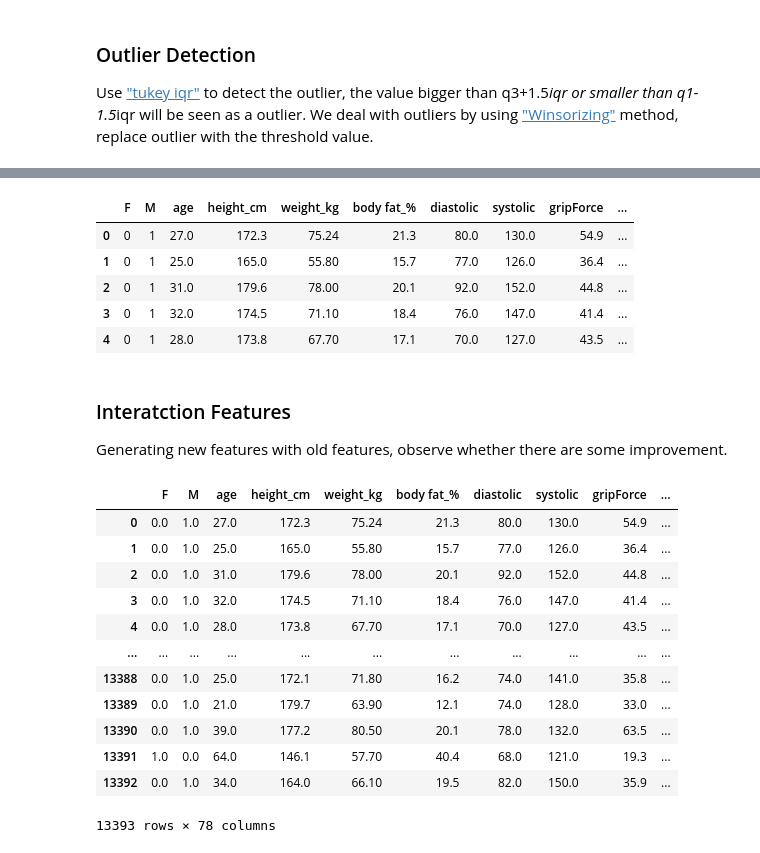
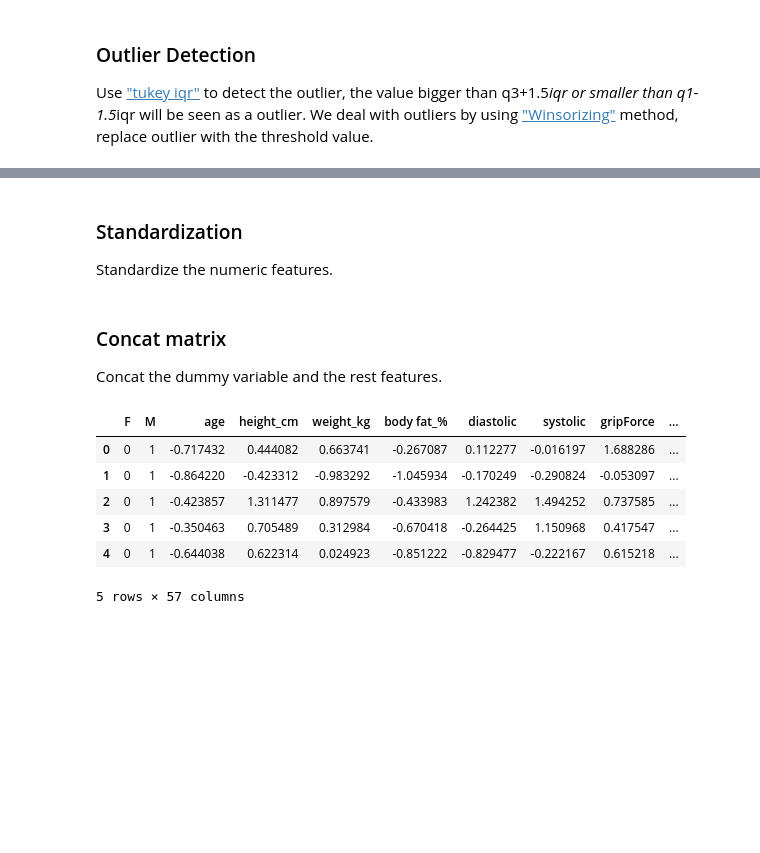
Before and after one commit to ryan840919/Body-Performance, a Jupyter notebook: 黃柏碩_body_performance_improve.ipynb, the cells around one changed output, grey strips where cells are left out. Drawn from its saved outputs; the diff is of its cells as text; code cells hidden in the pictures; blank space fills up the shorter version.

```diff
--- a/黃柏碩_body_performance_improve.ipynb
+++ b/黃柏碩_body_performance_improve.ipynb
@@ -99,0 +107,6 @@ Reform the features matrix and the full matrix.
+# %%
+from sklearn.preprocessing import PolynomialFeatures
+poly = PolynomialFeatures(2,interaction_only=True,include_bias=False)
+test = poly.fit_transform(datadrop)
+newdatadrop = pd.DataFrame(data=test,columns=poly.get_feature_names_out(datadrop.columns))
+newdatadrop.head()
@@ -100,42 +121,24 @@ Reform the features matrix and the full matrix.
+# %% [markdown]
+### Standardization
+Standardize the numeric features.
+# %%
+from sklearn.preprocessing import StandardScaler
+#standardize
+sc = StandardScaler()
+newdatadropstdtest = sc.fit_transform(newdatadrop)
+newdatadropstd = pd.DataFrame(newdatadropstdtest, columns = newdatadrop.columns)
+# %% [markdown]
+### Concat matrix
+Concat the dummy variable and the rest features.
 # %%
-
-
 #concat the dummied gender
-datafeature = pd.concat([genderdum,datadrop], axis=1)
-
-#concat the ordinal targets
-datafull = pd.concat([datafeature,classord],axis=1)
-datafull.head()
+datafeature = pd.concat([genderdum,newdatadropstd], axis=1)
+datafeature.head()
 # %% [output]
 |  | F | M | age | height_cm | weight_kg | body fat_% | diastolic | systolic | gripForce | ... |
-| 0 | 0 | 1 | 27.0 | 172.3 | 75.24 | 21.3 | 80.0 | 130.0 | 54.9 | ... |
-| 1 | 0 | 1 | 25.0 | 165.0 | 55.80 | 15.7 | 77.0 | 126.0 | 36.4 | ... |
-| 2 | 0 | 1 | 31.0 | 179.6 | 78.00 | 20.1 | 92.0 | 152.0 | 44.8 | ... |
-| 3 | 0 | 1 | 32.0 | 174.5 | 71.10 | 18.4 | 76.0 | 147.0 | 41.4 | ... |
-| 4 | 0 | 1 | 28.0 | 173.8 | 67.70 | 17.1 | 70.0 | 127.0 | 43.5 | ... |
+| 0 | 0 | 1 | -0.717432 | 0.444082 | 0.663741 | -0.267087 | 0.112277 | -0.016197 | 1.688286 | ... |
+| 1 | 0 | 1 | -0.864220 | -0.423312 | -0.983292 | -1.045934 | -0.170249 | -0.290824 | -0.053097 | ... |
+| 2 | 0 | 1 | -0.423857 | 1.311477 | 0.897579 | -0.433983 | 1.242382 | 1.494252 | 0.737585 | ... |
+| 3 | 0 | 1 | -0.350463 | 0.705489 | 0.312984 | -0.670418 | -0.264425 | 1.150968 | 0.417547 | ... |
+| 4 | 0 | 1 | -0.644038 | 0.622314 | 0.024923 | -0.851222 | -0.829477 | -0.222167 | 0.615218 | ... |
+5 rows × 57 columns
-# %% [markdown]
-### Interatction Features
-Generating new features with old features, observe whether there are some improvement.
-# %%
-#concat the dummied gender
-datafeature = pd.concat([genderdum,datadrop], axis=1)
-
-from sklearn.preprocessing import PolynomialFeatures
-poly = PolynomialFeatures(2,interaction_only=True,include_bias=False)
-test = poly.fit_transform(datafeature)
-newdatafeature = pd.DataFrame(data=test,columns=poly.get_feature_names_out(datafeature.columns))
-newdatafeature
-# %% [output]
-|  | F | M | age | height_cm | weight_kg | body fat_% | diastolic | systolic | gripForce | ... |
-| 0 | 0.0 | 1.0 | 27.0 | 172.3 | 75.24 | 21.3 | 80.0 | 130.0 | 54.9 | ... |
-| 1 | 0.0 | 1.0 | 25.0 | 165.0 | 55.80 | 15.7 | 77.0 | 126.0 | 36.4 | ... |
-| 2 | 0.0 | 1.0 | 31.0 | 179.6 | 78.00 | 20.1 | 92.0 | 152.0 | 44.8 | ... |
-| 3 | 0.0 | 1.0 | 32.0 | 174.5 | 71.10 | 18.4 | 76.0 | 147.0 | 41.4 | ... |
-| 4 | 0.0 | 1.0 | 28.0 | 173.8 | 67.70 | 17.1 | 70.0 | 127.0 | 43.5 | ... |
-| ... | ... | ... | ... | ... | ... | ... | ... | ... | ... | ... |
-| 13388 | 0.0 | 1.0 | 25.0 | 172.1 | 71.80 | 16.2 | 74.0 | 141.0 | 35.8 | ... |
-| 13389 | 0.0 | 1.0 | 21.0 | 179.7 | 63.90 | 12.1 | 74.0 | 128.0 | 33.0 | ... |
-| 13390 | 0.0 | 1.0 | 39.0 | 177.2 | 80.50 | 20.1 | 78.0 | 132.0 | 63.5 | ... |
-| 13391 | 1.0 | 0.0 | 64.0 | 146.1 | 57.70 | 40.4 | 68.0 | 121.0 | 19.3 | ... |
-| 13392 | 0.0 | 1.0 | 34.0 | 164.0 | 66.10 | 19.5 | 82.0 | 150.0 | 35.9 | ... |
-13393 rows × 78 columns
```
Also changed, not shown: parts of 16 cells of this notebook.
